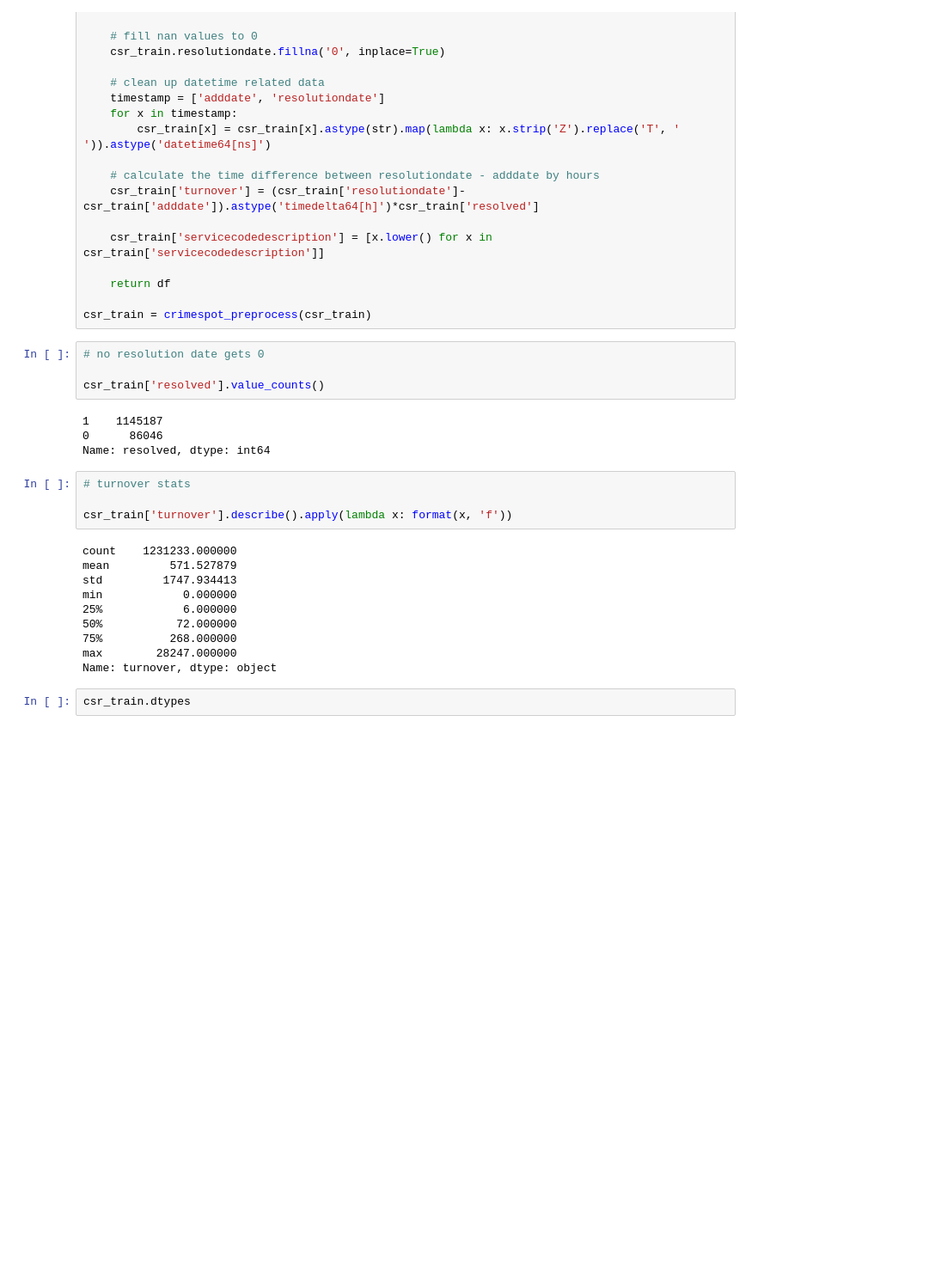
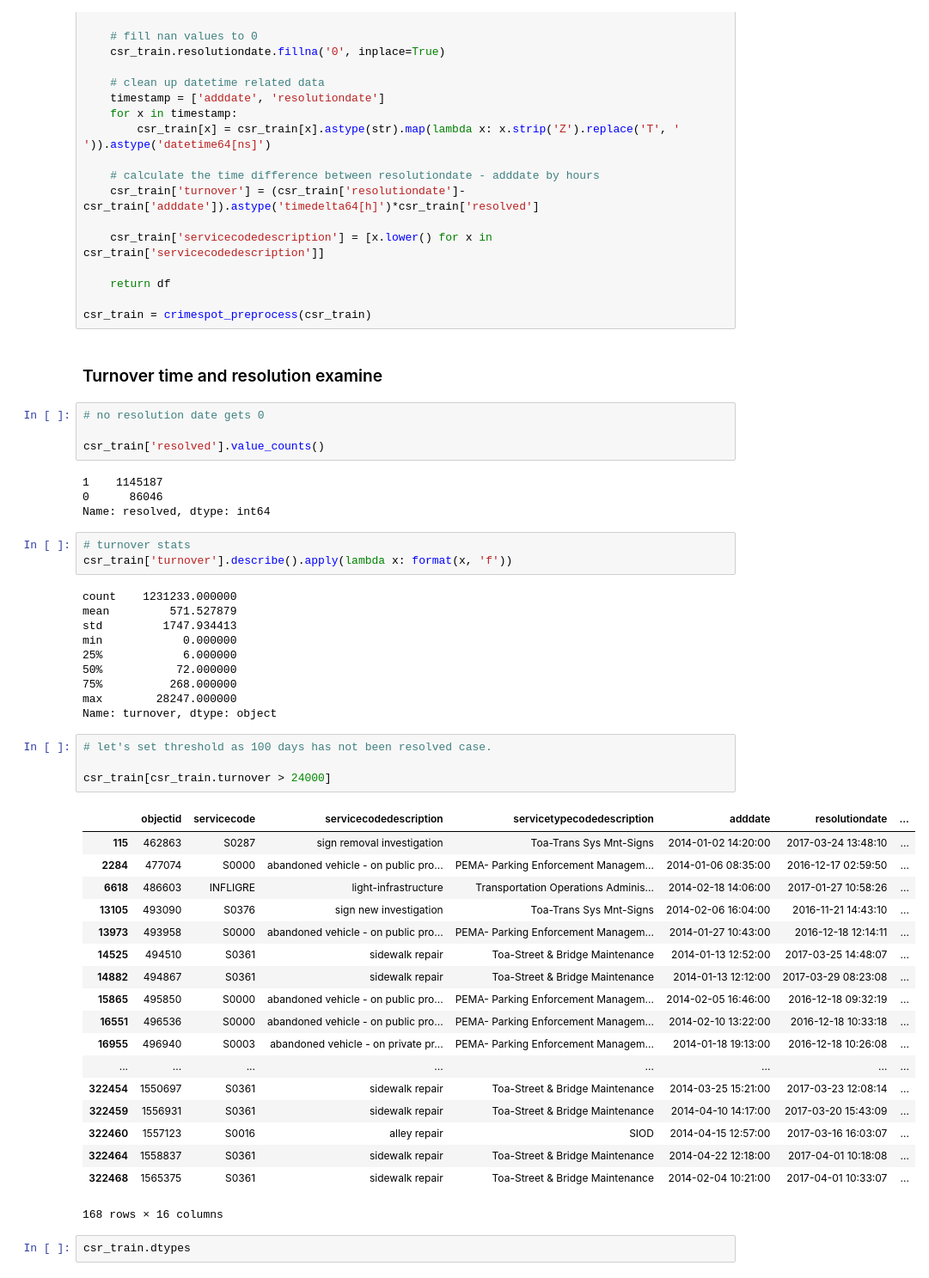
Before and after one commit to haoapple/The_Lab_DC_client_project, a Jupyter notebook: 02.EDA.ipynb, the cells around one changed output. Shown at 86% size. Saved outputs shown, nothing was run; the diff lists cells and outputs as text; blank space fills up the shorter version.

```diff
--- a/02.EDA.ipynb
+++ b/02.EDA.ipynb
@@ -323,6 +323,8 @@ def crimespot_preprocess(df):
     return df
 
 csr_train = crimespot_preprocess(csr_train)
+# %% [markdown]
+### Turnover time and resolution examine
 # %%
 # no resolution date gets 0
 
@@ -333,7 +335,6 @@ csr_train['resolved'].value_counts()
 Name: resolved, dtype: int64
 # %%
 # turnover stats
-
 csr_train['turnover'].describe().apply(lambda x: format(x, 'f'))
 # %% [output]
 count    1231233.000000
@@ -345,6 +346,29 @@ min            0.000000
 75%          268.000000
 max        28247.000000
 Name: turnover, dtype: object
+# %%
+# let's set threshold as 100 days has not been resolved case.
+
+csr_train[csr_train.turnover > 24000]
+# %% [output]
+|  | objectid | servicecode | servicecodedescription | servicetypecodedescription | adddate | resolutiondate | ... |
+| 115 | 462863 | S0287 | sign removal investigation | Toa-Trans Sys Mnt-Signs | 2014-01-02 14:20:00 | 2017-03-24 13:48:10 | ... |
+| 2284 | 477074 | S0000 | abandoned vehicle - on public pro... | PEMA- Parking Enforcement Managem... | 2014-01-06 08:35:00 | 2016-12-17 02:59:50 | ... |
+| 6618 | 486603 | INFLIGRE | light-infrastructure | Transportation Operations Adminis... | 2014-02-18 14:06:00 | 2017-01-27 10:58:26 | ... |
+| 13105 | 493090 | S0376 | sign new investigation | Toa-Trans Sys Mnt-Signs | 2014-02-06 16:04:00 | 2016-11-21 14:43:10 | ... |
+| 13973 | 493958 | S0000 | abandoned vehicle - on public pro... | PEMA- Parking Enforcement Managem... | 2014-01-27 10:43:00 | 2016-12-18 12:14:11 | ... |
+| 14525 | 494510 | S0361 | sidewalk repair | Toa-Street & Bridge Maintenance | 2014-01-13 12:52:00 | 2017-03-25 14:48:07 | ... |
+| 14882 | 494867 | S0361 | sidewalk repair | Toa-Street & Bridge Maintenance | 2014-01-13 12:12:00 | 2017-03-29 08:23:08 | ... |
+| 15865 | 495850 | S0000 | abandoned vehicle - on public pro... | PEMA- Parking Enforcement Managem... | 2014-02-05 16:46:00 | 2016-12-18 09:32:19 | ... |
+| 16551 | 496536 | S0000 | abandoned vehicle - on public pro... | PEMA- Parking Enforcement Managem... | 2014-02-10 13:22:00 | 2016-12-18 10:33:18 | ... |
+| 16955 | 496940 | S0003 | abandoned vehicle - on private pr... | PEMA- Parking Enforcement Managem... | 2014-01-18 19:13:00 | 2016-12-18 10:26:08 | ... |
+| ... | ... | ... | ... | ... | ... | ... | ... |
+| 322454 | 1550697 | S0361 | sidewalk repair | Toa-Street & Bridge Maintenance | 2014-03-25 15:21:00 | 2017-03-23 12:08:14 | ... |
+| 322459 | 1556931 | S0361 | sidewalk repair | Toa-Street & Bridge Maintenance | 2014-04-10 14:17:00 | 2017-03-20 15:43:09 | ... |
+| 322460 | 1557123 | S0016 | alley repair | SIOD | 2014-04-15 12:57:00 | 2017-03-16 16:03:07 | ... |
+| 322464 | 1558837 | S0361 | sidewalk repair | Toa-Street & Bridge Maintenance | 2014-04-22 12:18:00 | 2017-04-01 10:18:08 | ... |
+| 322468 | 1565375 | S0361 | sidewalk repair | Toa-Street & Bridge Maintenance | 2014-02-04 10:21:00 | 2017-04-01 10:33:07 | ... |
+168 rows × 16 columns
 # %%
 csr_train.dtypes
 # %% [output]
```
Also changed, not shown: parts of 29 cells of this notebook.
